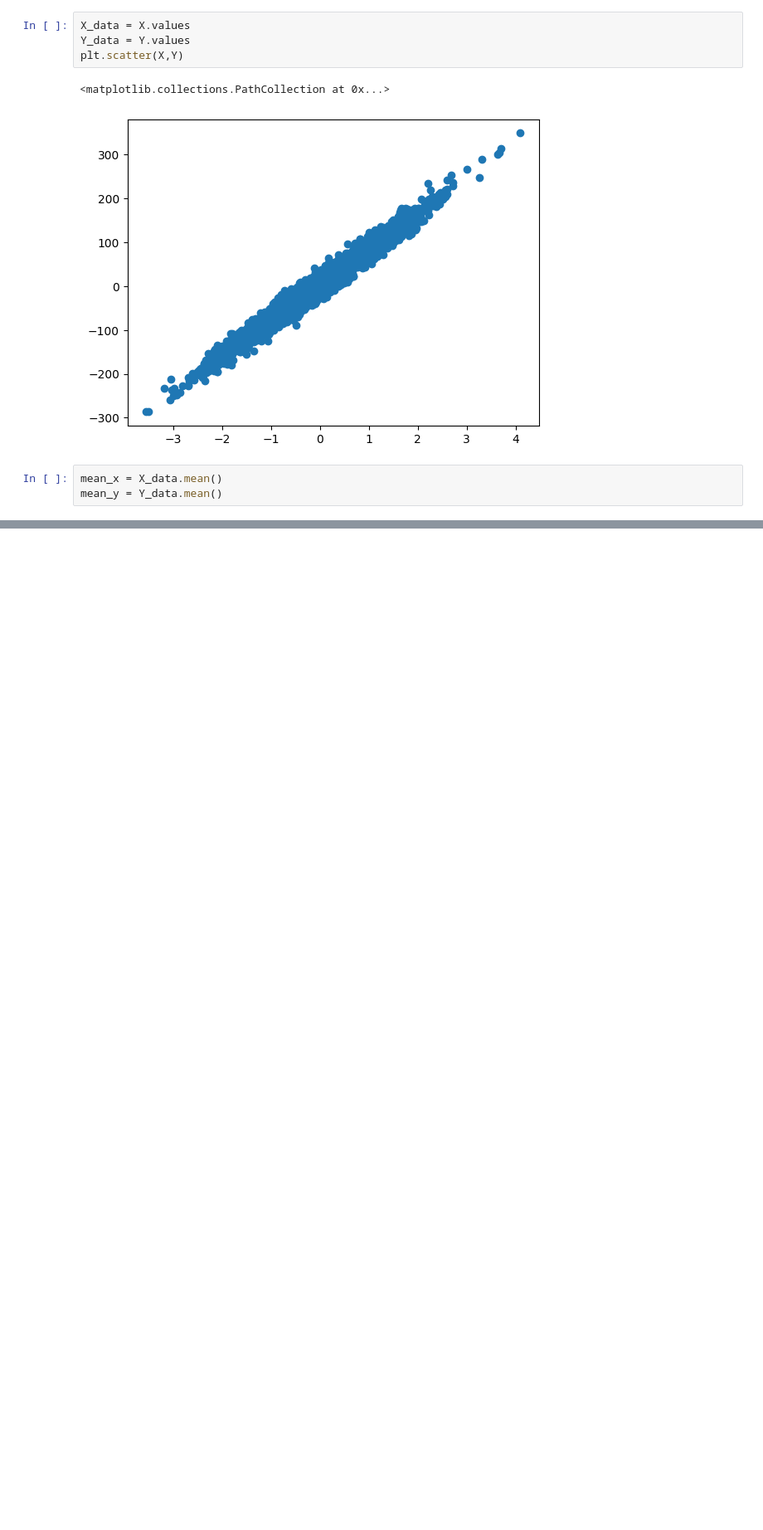
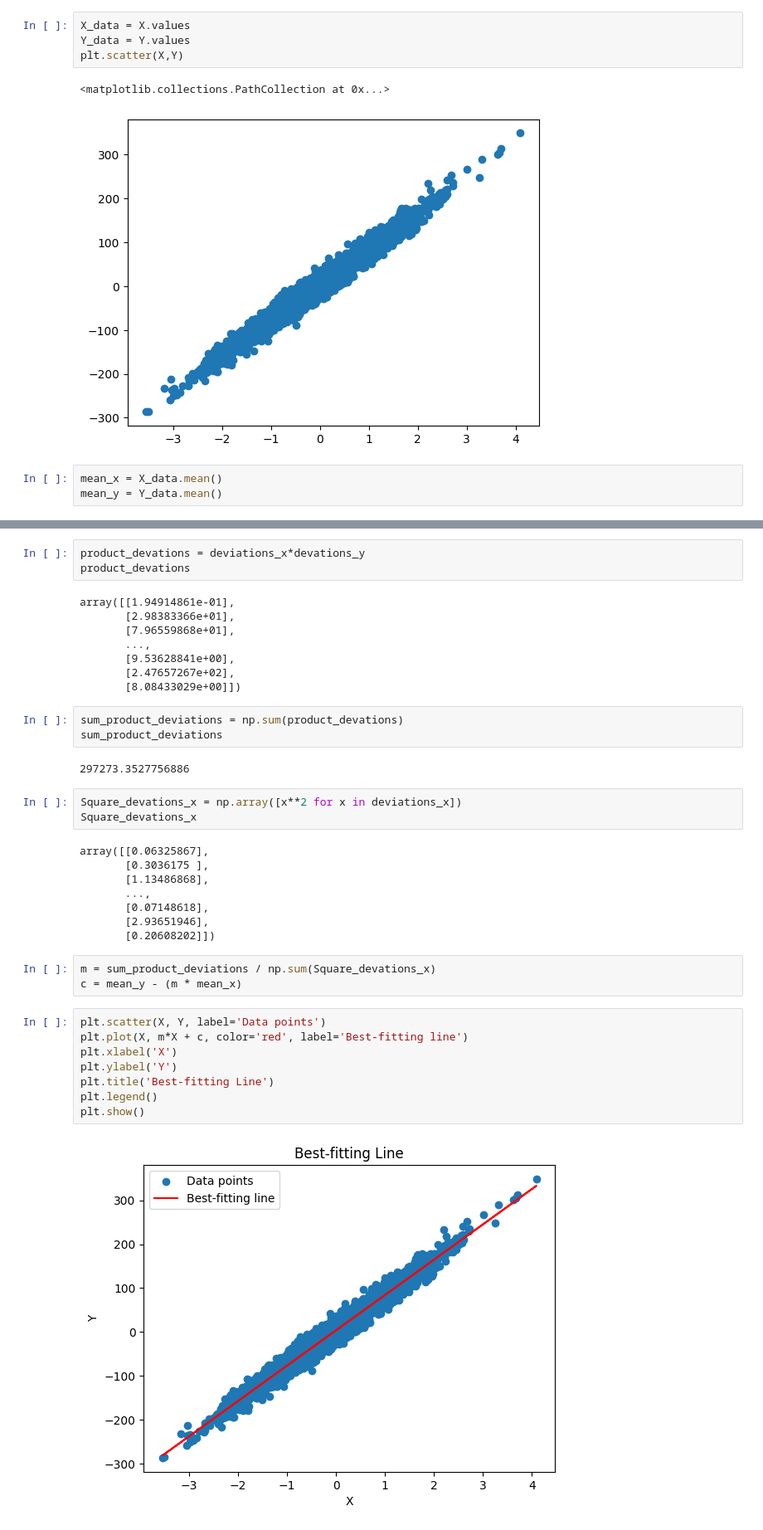
Before and after one commit to Wriath18/Marks_Prediction_Linearregression, a Jupyter notebook: train.ipynb, the cells around one changed output, grey strips where cells are left out. Shown at 83% size. Saved outputs shown, nothing was run; the diff lists cells and outputs as text; blank space fills up the shorter version.

```diff
--- a/train.ipynb
+++ b/train.ipynb
@@ -20,0 +46,40 @@ devations_y = np.zeros((len(Y_data), 1))
+# %%
+product_devations = deviations_x*devations_y
+product_devations
+# %% [output]
+array([[1.94914861e-01],
+       [2.98383366e+01],
+       [7.96559868e+01],
+       ...,
+       [9.53628841e+00],
+       [2.47657267e+02],
+       [8.08433029e+00]])
+# %%
+sum_product_deviations = np.sum(product_devations)
+sum_product_deviations
+# %% [output]
+297273.3527756886
+# %%
+Square_devations_x = np.array([x**2 for x in deviations_x])
+Square_devations_x
+# %% [output]
+array([[0.06325867],
+       [0.3036175 ],
+       [1.13486868],
+       ...,
+       [0.07148618],
+       [2.93651946],
+       [0.20608202]])
+# %%
+m = sum_product_deviations / np.sum(Square_devations_x)
+c = mean_y - (m * mean_x)
+# %%
+plt.scatter(X, Y, label='Data points')
+plt.plot(X, m*X + c, color='red', label='Best-fitting line')
+plt.xlabel('X')
+plt.ylabel('Y')
+plt.title('Best-fitting Line')
+plt.legend()
+plt.show()
+# %% [output]
+[figure, added]
```
Also changed, not shown: parts of 5 cells of this notebook.
